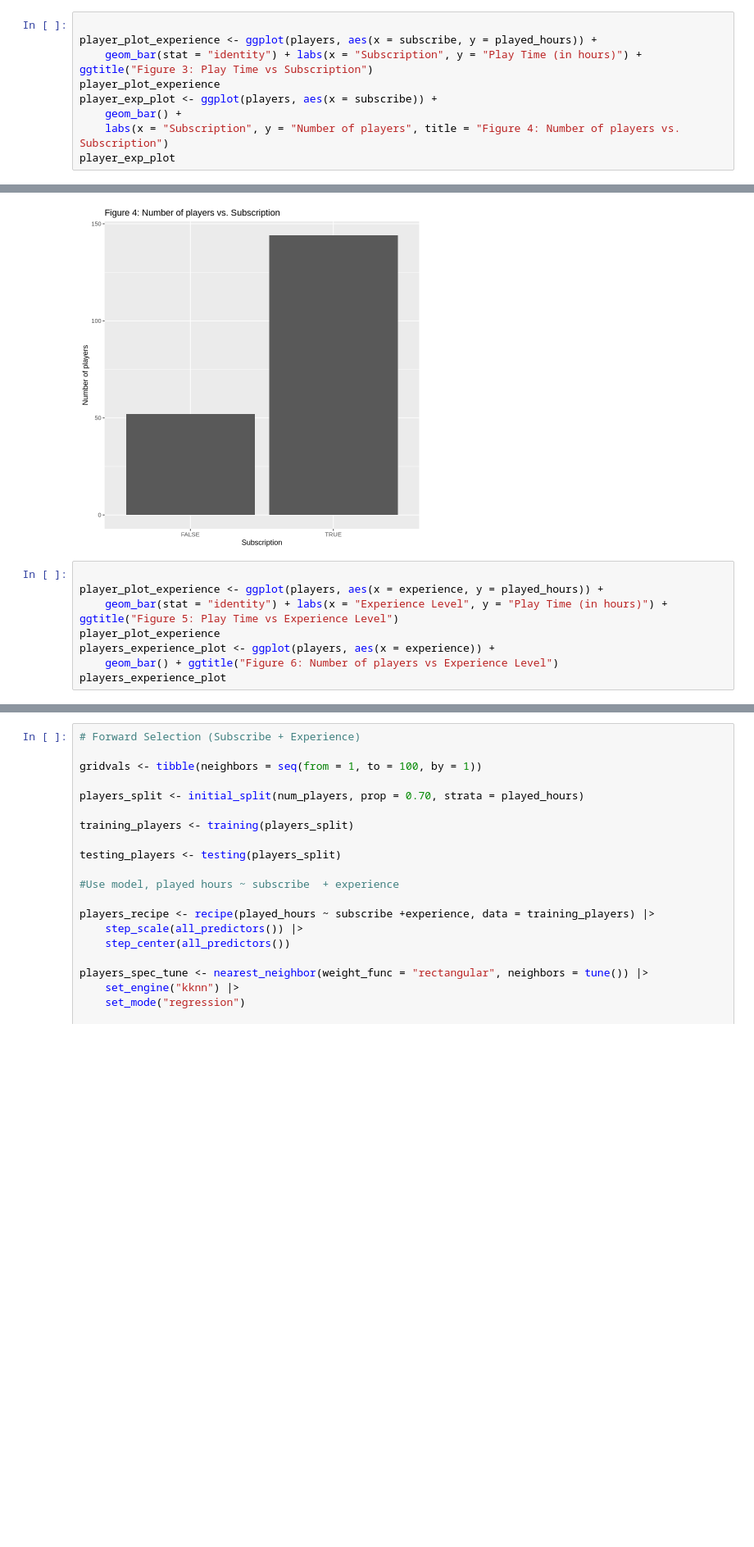
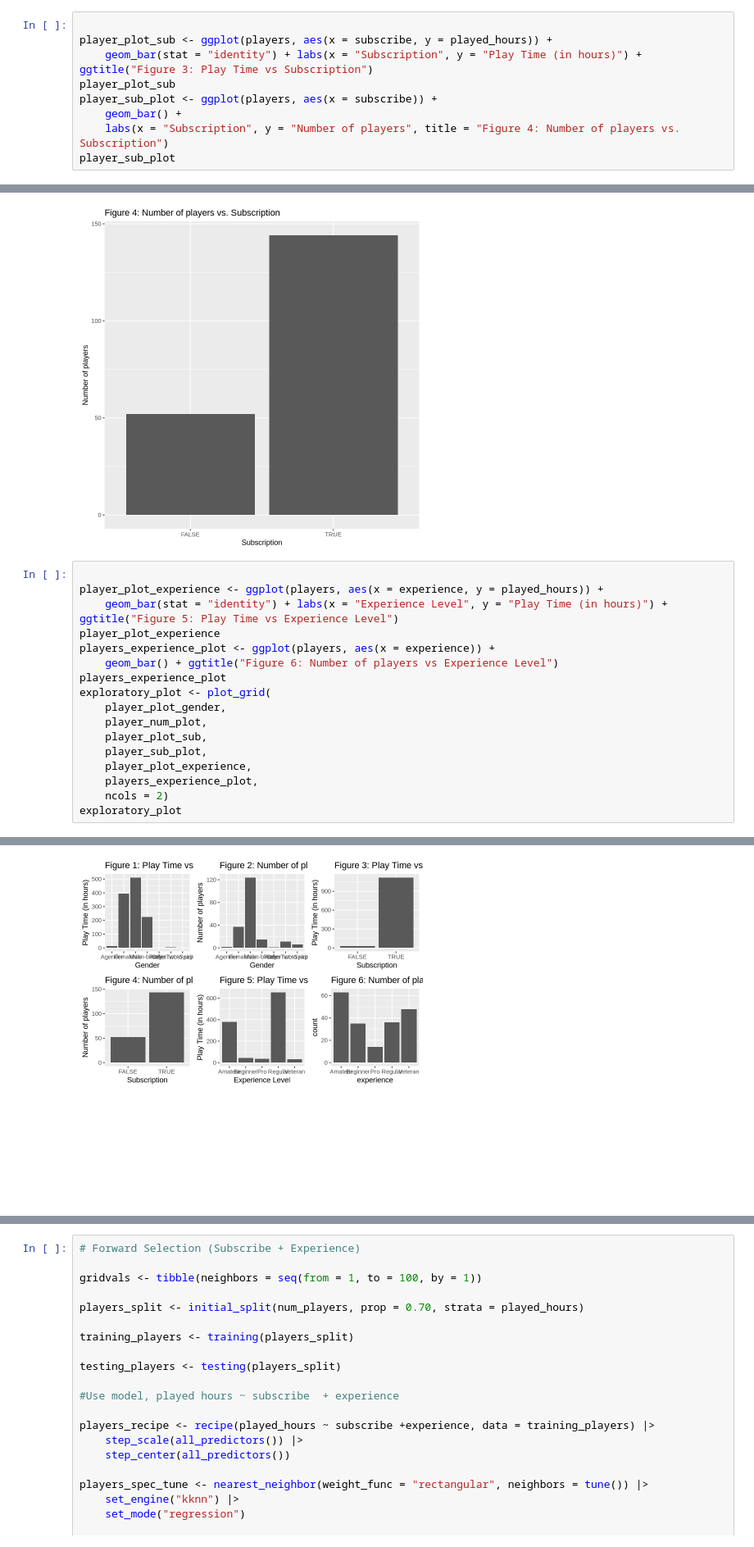
Before and after one commit to leticiascudeller/DSCI-100-proj, a Jupyter notebook: Untitled.ipynb, the cells around one changed output, grey strips where cells are left out. Shown at 82% size. Cells and saved outputs as stored; diff of their text form; blank space fills up the shorter version.

Commit message:
plot grid added

```diff
--- a/Untitled.ipynb
+++ b/Untitled.ipynb
@@ -123,12 +123,12 @@ player_num_plot
 # %%
 
-player_plot_experience <- ggplot(players, aes(x = subscribe, y = played_hours)) +
+player_plot_sub <- ggplot(players, aes(x = subscribe, y = played_hours)) +
     geom_bar(stat = "identity") + labs(x = "Subscription", y = "Play Time (in hours)") + ggtitle("Figure 3: Play Time vs Subscription")
-player_plot_experience
-player_exp_plot <- ggplot(players, aes(x = subscribe)) +
+player_plot_sub
+player_sub_plot <- ggplot(players, aes(x = subscribe)) +
     geom_bar() +
     labs(x = "Subscription", y = "Number of players", title = "Figure 4: Number of players vs. Subscription")
-player_exp_plot
+player_sub_plot
 # %% [output]
 [figure]
 [figure]
@@ -140,5 +140,14 @@ player_plot_experience
 players_experience_plot <- ggplot(players, aes(x = experience)) +
     geom_bar() + ggtitle("Figure 6: Number of players vs Experience Level")
 players_experience_plot
+exploratory_plot <- plot_grid(
+    player_plot_gender,
+    player_num_plot,
+    player_plot_sub,
+    player_sub_plot,
+    player_plot_experience,
+    players_experience_plot,
+    ncols = 2)
+exploratory_plot
 # %% [output]
 [figure]
@@ -145,4 +156,5 @@ players_experience_plot
 [figure]
+[figure, added]
 # %%
 players_subset <- num_players |>
   select(played_hours, experience, subscribe, gender, age)
```
Also changed, not shown: parts of 3 cells of this notebook.
